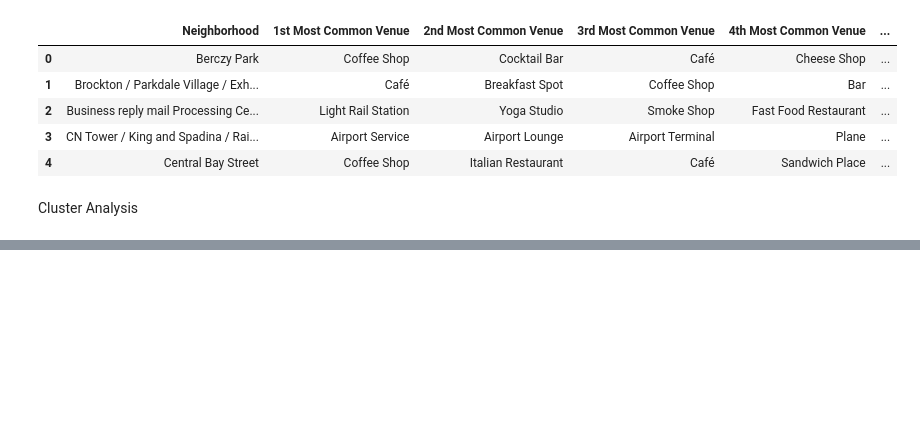
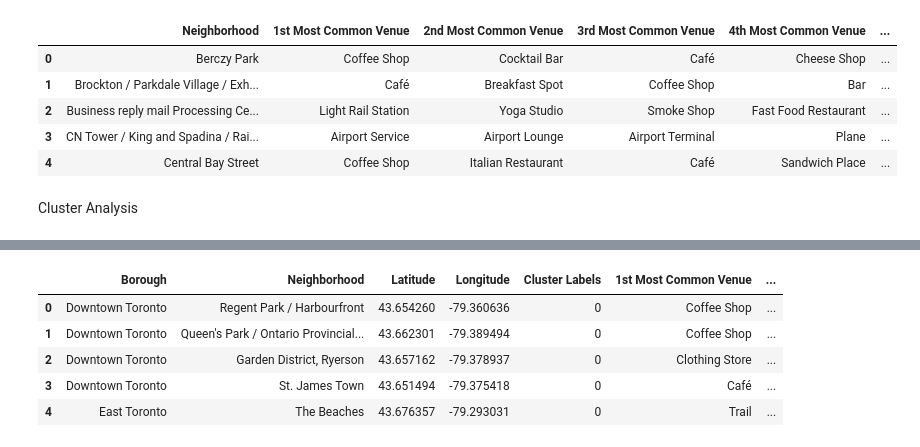
Before and after one commit to abhi-2693/Coursera_capstone, a Jupyter notebook: Neighborhoods in Toronto : Segment and Cluster.ipynb, the cells around one changed output, grey strips where cells are left out. Saved outputs shown, nothing was run; the diff lists cells and outputs as text; code cells hidden in the pictures; blank space fills up the shorter version.

```diff
--- a/Neighborhoods in Toronto : Segment and Cluster.ipynb
+++ b/Neighborhoods in Toronto : Segment and Cluster.ipynb
@@ -156,7 +143,7 @@ longitude = location.longitude
 print('The geograpical coordinate of Toronto are {}, {}.\n'.format(latitude, longitude))
 
 # create map of Toronto using latitude and longitude values
-map_toronto = folium.Map(location=[latitude, longitude], zoom_start=13)
+map_toronto = folium.Map(location=[latitude, longitude], zoom_start=10)
 
 # add markers to map
 for lat, lng, borough, neighborhood in zip(Toronto_borough_data['Latitude'],
@@ -289,12 +273,0 @@ Print each neighborhood along with the top 5 most common venues
-# %%
-num_top_venues = 5
-
-for hood in toronto_grouped['Neighborhood']:
-    print("----"+hood+"----")
-    temp = toronto_grouped[toronto_grouped['Neighborhood'] == hood].T.reset_index()
-    temp.columns = ['venue','freq']
-    temp = temp.iloc[1:]
-    temp['freq'] = temp['freq'].astype(float)
-    temp = temp.round({'freq': 2})
-    print(temp.sort_values('freq', ascending=False).reset_index(drop=True).head(num_top_venues))
-    print('\n')
@@ -402,3 +357,12 @@ for lat, lon, poi, cluster in zip(Toronto_borough_data['Latitude'],
 map_clusters
 # %% [output]
 [interactive output not drawn]
+# %%
+Toronto_borough_data.head()
+# %% [output]
+|  | Borough | Neighborhood | Latitude | Longitude | Cluster Labels | 1st Most Common Venue | ... |
+| 0 | Downtown Toronto | Regent Park / Harbourfront | 43.654260 | -79.360636 | 0 | Coffee Shop | ... |
+| 1 | Downtown Toronto | Queen's Park / Ontario Provincial... | 43.662301 | -79.389494 | 0 | Coffee Shop | ... |
+| 2 | Downtown Toronto | Garden District, Ryerson | 43.657162 | -79.378937 | 0 | Clothing Store | ... |
+| 3 | Downtown Toronto | St. James Town | 43.651494 | -79.375418 | 0 | Café | ... |
+| 4 | East Toronto | The Beaches | 43.676357 | -79.293031 | 0 | Trail | ... |
```
Also changed, not shown: parts of 8 cells of this notebook.
